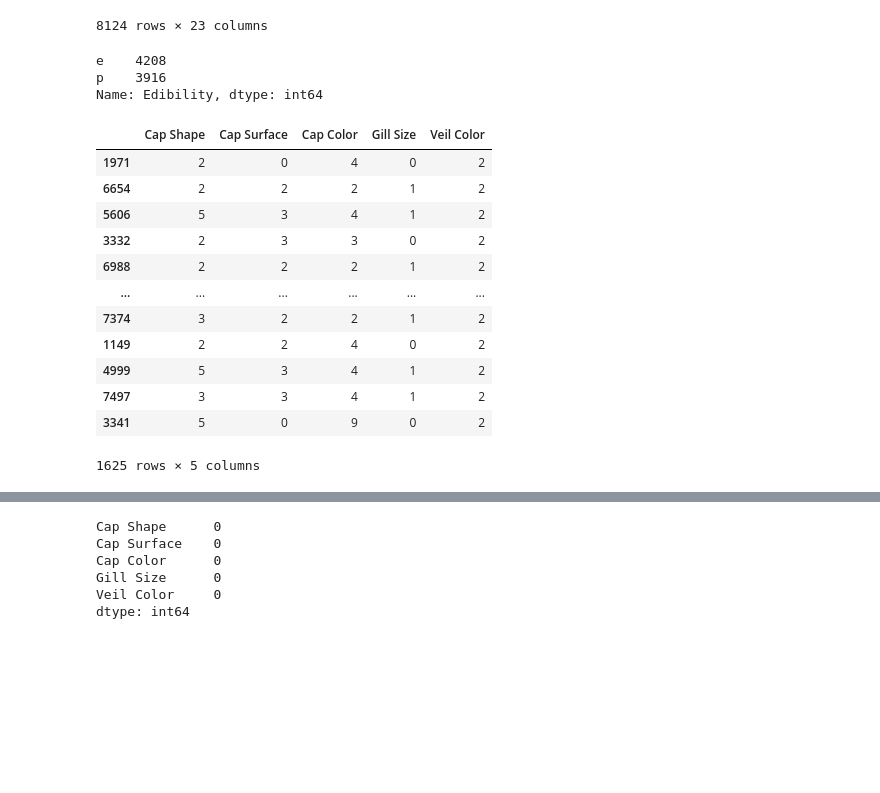
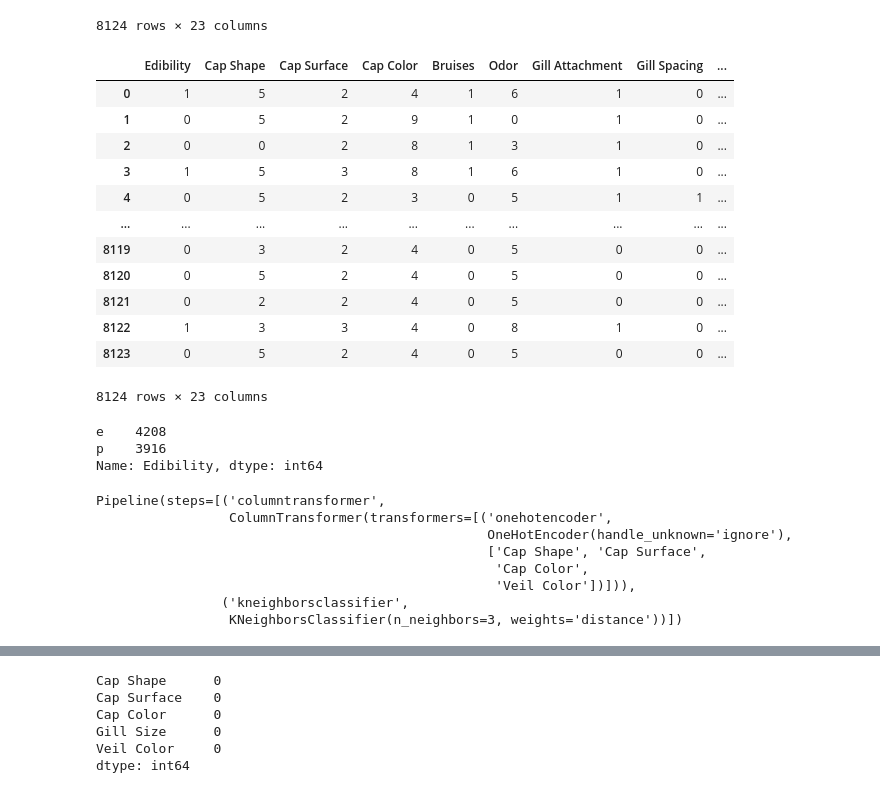
Before and after one commit to eriksonl/dsci-100-2022w2-saturnhub, a Jupyter notebook: Mushrooms_classifier.ipynb, the cells around one changed output, grey strips where cells are left out. Cells and saved outputs as stored; diff of their text form; code cells hidden in the pictures; blank space fills up the shorter version.

```diff
--- a/Mushrooms_classifier.ipynb
+++ b/Mushrooms_classifier.ipynb
@@ -45,7 +45,22 @@ mushrooms_df
 # %%
 # encodes the labels to make them readable in the plot as numerical values
 label_encoder = LabelEncoder()
 mushrooms_df_encoded = mushrooms_df.apply(label_encoder.fit_transform)
+mushrooms_df_encoded
+# %% [output]
+|  | Edibility | Cap Shape | Cap Surface | Cap Color | Bruises | Odor | Gill Attachment | Gill Spacing | ... |
+| 0 | 1 | 5 | 2 | 4 | 1 | 6 | 1 | 0 | ... |
+| 1 | 0 | 5 | 2 | 9 | 1 | 0 | 1 | 0 | ... |
+| 2 | 0 | 0 | 2 | 8 | 1 | 3 | 1 | 0 | ... |
+| 3 | 1 | 5 | 3 | 8 | 1 | 6 | 1 | 0 | ... |
+| 4 | 0 | 5 | 2 | 3 | 0 | 5 | 1 | 1 | ... |
+| ... | ... | ... | ... | ... | ... | ... | ... | ... | ... |
+| 8119 | 0 | 3 | 2 | 4 | 0 | 5 | 0 | 0 | ... |
+| 8120 | 0 | 5 | 2 | 4 | 0 | 5 | 0 | 0 | ... |
+| 8121 | 0 | 2 | 2 | 4 | 0 | 5 | 0 | 0 | ... |
+| 8122 | 1 | 3 | 3 | 4 | 0 | 8 | 1 | 0 | ... |
+| 8123 | 0 | 5 | 2 | 4 | 0 | 5 | 0 | 0 | ... |
+8124 rows × 23 columns
 # %%
 unique_vals = mushrooms_df['Edibility'].value_counts()
 unique_vals
@@ -55,21 +70,15 @@ p    3916
 Name: Edibility, dtype: int64
 # %%
 # makes the letters into numbers
-label_encoder = LabelEncoder()
-mushrooms_df_encoded = mushrooms_df.apply(label_encoder.fit_transform)
 
 X = mushrooms_df_encoded[['Cap Shape', 'Cap Surface', 'Cap Color', "Gill Size", "Veil Color"]]
-y = mushrooms_df_encoded[['Edibility']]
+y = mushrooms_df_encoded['Edibility']
 
-X_mush_train, X_mush_test, y_mush_train, y_mush_test = train_test_split(X, y, test_size=0.2, random_state=42)
+mush_train, mush_test = train_test_split(mushrooms_df_encoded, test_size=0.2, random_state=123)
 
 
-X_mush_train = X_mush_train[['Cap Shape', 'Cap Surface', 'Cap Color', "Gill Size", "Veil Color"]]
-y_mush_train = y_mush_train[['Edibility']]
-
-X_mush_test = X_mush_test[['Cap Shape', 'Cap Surface', 'Cap Color', "Gill Size", "Veil Color"]]
-y_mush_test = y_mush_test[['Edibility']]
-
+X_mush_train = mush_train[['Cap Shape', 'Cap Surface', 'Cap Color', "Gill Size", "Veil Color"]]
+y_mush_train = mush_train['Edibility']
 
 # make dummy variables w onehot
 categorical_columns = ['Cap Shape', 'Cap Surface', 'Cap Color', "Veil Color"]
@@ -78,33 +87,20 @@ categorical_transformer = OneHotEncoder(handle_unknown="ignore")
 mush_preprocessor = make_column_transformer((categorical_transformer, categorical_columns),)
 
 
-X_train_preprocessed = mush_preprocessor.fit_transform(X_mush_train)
-X_test_preprocessed = mush_preprocessor.transform(X_mush_test)
-
 #### KNeighbors
-knn_spec = KNeighborsClassifier()
+knn_spec = KNeighborsClassifier(n_neighbors=3, weights="distance")
 #classifier.fit(X_train_preprocessed, y_train)
 
-mush_fit = make_pipeline(mush_preprocessor, KNeighborsClassifier()).fit(X_mush_train, y_mush_train)
+mush_fit = make_pipeline(mush_preprocessor, knn_spec).fit(X_mush_train, y_mush_train)
 mush_fit
-
-
-mush_preprocessor
-mush_fit
-X_mush_test
 # %% [output]
-|  | Cap Shape | Cap Surface | Cap Color | Gill Size | Veil Color |
-| 1971 | 2 | 0 | 4 | 0 | 2 |
-| 6654 | 2 | 2 | 2 | 1 | 2 |
-| 5606 | 5 | 3 | 4 | 1 | 2 |
-| 3332 | 2 | 3 | 3 | 0 | 2 |
-| 6988 | 2 | 2 | 2 | 1 | 2 |
-| ... | ... | ... | ... | ... | ... |
-| 7374 | 3 | 2 | 2 | 1 | 2 |
-| 1149 | 2 | 2 | 4 | 0 | 2 |
-| 4999 | 5 | 3 | 4 | 1 | 2 |
-| 7497 | 3 | 3 | 4 | 1 | 2 |
-| 3341 | 5 | 0 | 9 | 0 | 2 |
-1625 rows × 5 columns
+Pipeline(steps=[('columntransformer',
+                 ColumnTransformer(transformers=[('onehotencoder',
+                                                  OneHotEncoder(handle_unknown='ignore'),
+                                                  ['Cap Shape', 'Cap Surface',
+                                                   'Cap Color',
+                                                   'Veil Color'])])),
+                ('kneighborsclassifier',
+                 KNeighborsClassifier(n_neighbors=3, weights='distance'))])
 # %%
 # new predicted column
```
Also changed, not shown: parts of 6 cells of this notebook.
